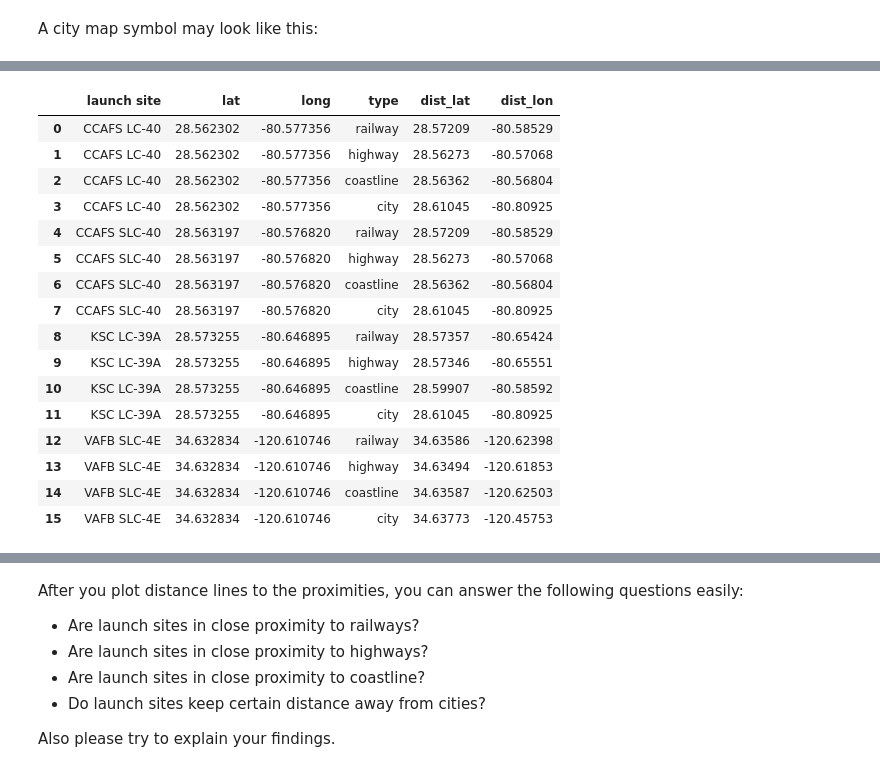
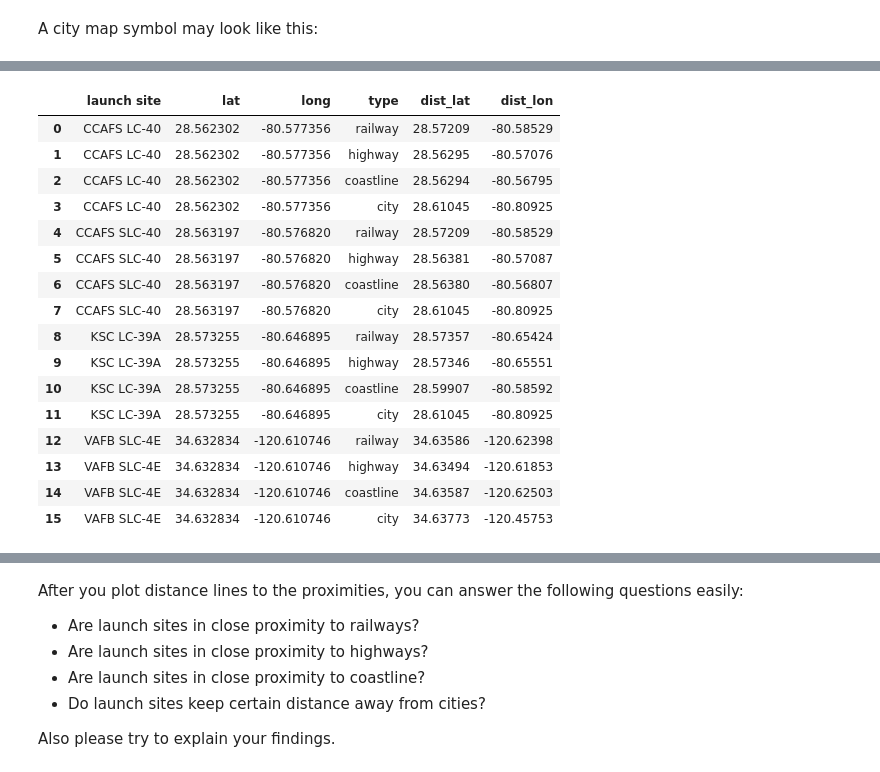
Before and after one commit to adamgyonyor/IBM-DS0720EN, a Jupyter notebook: Module 3 - Interactive Visual Analytics w. Folium.ipynb, the cells around one changed output, grey strips where cells are left out. Cells and saved outputs as stored; diff of their text form; code cells hidden in the pictures.

```diff
--- a/Module 3 - Interactive Visual Analytics w. Folium.ipynb
+++ b/Module 3 - Interactive Visual Analytics w. Folium.ipynb
@@ -374,45 +368,45 @@ A city map symbol may look like this:
 
 # order: CCAFS LC-40, CCAFS SLC-40, KSC LC-39A, VAFB SLC-4E
 distances = [{"type":["railway", "highway", "coastline", "city"],
-              "dist_lat":[28.57209, 28.56273, 28.56362, 28.61045],
-              "dist_lon":[-80.58529, -80.57068, -80.56804, -80.80925]},
+              "dist_lat":[28.57209, 28.56295, 28.56294, 28.61045],
+              "dist_lon":[-80.58529, -80.57076, -80.56795, -80.80925]},
             {"type":["railway", "highway", "coastline", "city"],
-             "dist_lat":[28.57209, 28.56273, 28.56362, 28.61045],
-             "dist_lon":[-80.58529, -80.57068, -80.56804, -80.80925]},
+             "dist_lat":[28.57209, 28.56381, 28.5638, 28.61045],
+             "dist_lon":[-80.58529, -80.57087, -80.56807, -80.80925]},
             {"type":["railway", "highway", "coastline", "city"],
              "dist_lat":[28.57357, 28.57346, 28.59907, 28.61045],
              "dist_lon":[-80.65424, -80.65551, -80.58592, -80.80925]},
             {"type":["railway", "highway", "coastline", "city"],
              "dist_lat":[34.63586, 34.63494, 34.63587, 34.63773],
              "dist_lon":[-120.62398, -120.61853, -120.62503, -120.45753]}]
 
 distances_dict = {"launch site": [],
                  "lat": [],
                  "long": [],
                  "type": [],
                  "dist_lat": [],
                  "dist_lon": []}
 
 for i, row in launch_sites_df.iterrows():
     for j in range(4):
         distances_dict["launch site"].append(row[0])
         distances_dict["lat"].append(row[1])
         distances_dict["long"].append(row[2])
         distances_dict["type"].append(distances[i]["type"][j])
         distances_dict["dist_lat"].append(distances[i]["dist_lat"][j])
         distances_dict["dist_lon"].append(distances[i]["dist_lon"][j])
 
 distances_df = pd.DataFrame(distances_dict)
 distances_df
 # %% [output]
 |  | launch site | lat | long | type | dist_lat | dist_lon |
 | 0 | CCAFS LC-40 | 28.562302 | -80.577356 | railway | 28.57209 | -80.58529 |
-| 1 | CCAFS LC-40 | 28.562302 | -80.577356 | highway | 28.56273 | -80.57068 |
-| 2 | CCAFS LC-40 | 28.562302 | -80.577356 | coastline | 28.56362 | -80.56804 |
+| 1 | CCAFS LC-40 | 28.562302 | -80.577356 | highway | 28.56295 | -80.57076 |
+| 2 | CCAFS LC-40 | 28.562302 | -80.577356 | coastline | 28.56294 | -80.56795 |
 | 3 | CCAFS LC-40 | 28.562302 | -80.577356 | city | 28.61045 | -80.80925 |
 | 4 | CCAFS SLC-40 | 28.563197 | -80.576820 | railway | 28.57209 | -80.58529 |
-| 5 | CCAFS SLC-40 | 28.563197 | -80.576820 | highway | 28.56273 | -80.57068 |
-| 6 | CCAFS SLC-40 | 28.563197 | -80.576820 | coastline | 28.56362 | -80.56804 |
+| 5 | CCAFS SLC-40 | 28.563197 | -80.576820 | highway | 28.56381 | -80.57087 |
+| 6 | CCAFS SLC-40 | 28.563197 | -80.576820 | coastline | 28.56380 | -80.56807 |
 | 7 | CCAFS SLC-40 | 28.563197 | -80.576820 | city | 28.61045 | -80.80925 |
 | 8 | KSC LC-39A | 28.573255 | -80.646895 | railway | 28.57357 | -80.65424 |
 | 9 | KSC LC-39A | 28.573255 | -80.646895 | highway | 28.57346 | -80.65551 |
```
Also changed, not shown: parts of 3 cells of this notebook.
